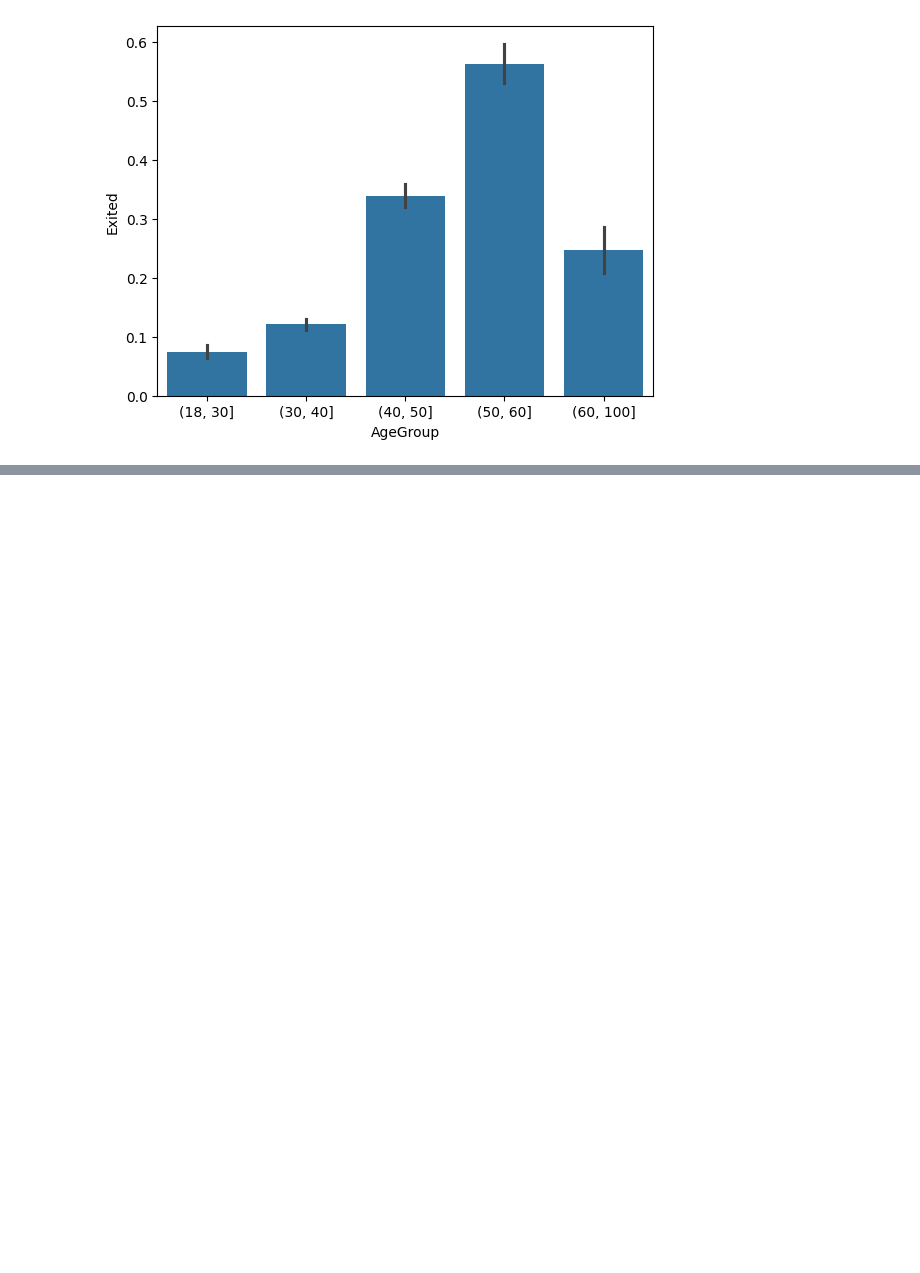
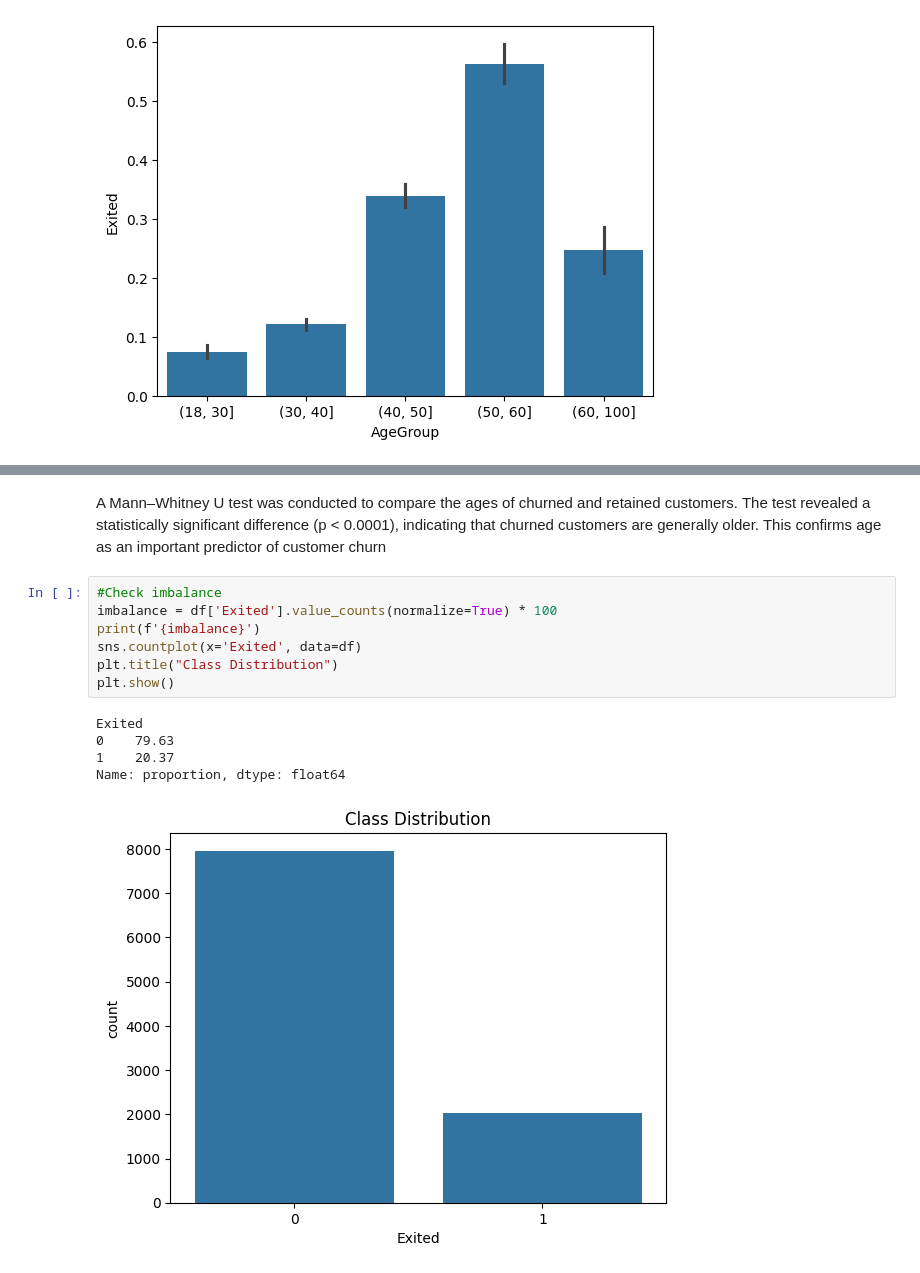
Before and after one commit to kirti2k23/Churn_Modeling, a Jupyter notebook: notebook/EDA.ipynb, the cells around one changed output, grey strips where cells are left out. Saved outputs shown, nothing was run; the diff lists cells and outputs as text; blank space fills up the shorter version.

```diff
--- a/notebook/EDA.ipynb
+++ b/notebook/EDA.ipynb
@@ -224,0 +248,15 @@ sns.barplot(x="AgeGroup", y="Exited", data=df)
+# %% [markdown]
+A Mann–Whitney U test was conducted to compare the ages of churned and retained customers. The test revealed a statistically significant difference (p < 0.0001), indicating that churned customers are generally older. This confirms age as an important predictor of customer churn
+# %%
+#Check imbalance
+imbalance = df['Exited'].value_counts(normalize=True) * 100
+print(f'{imbalance}')
+sns.countplot(x='Exited', data=df)
+plt.title("Class Distribution")
+plt.show()
+# %% [output]
+Exited
+0    79.63
+1    20.37
+Name: proportion, dtype: float64
+[figure, added]
```
Also changed, not shown: parts of 3 cells of this notebook, 15 other files.
